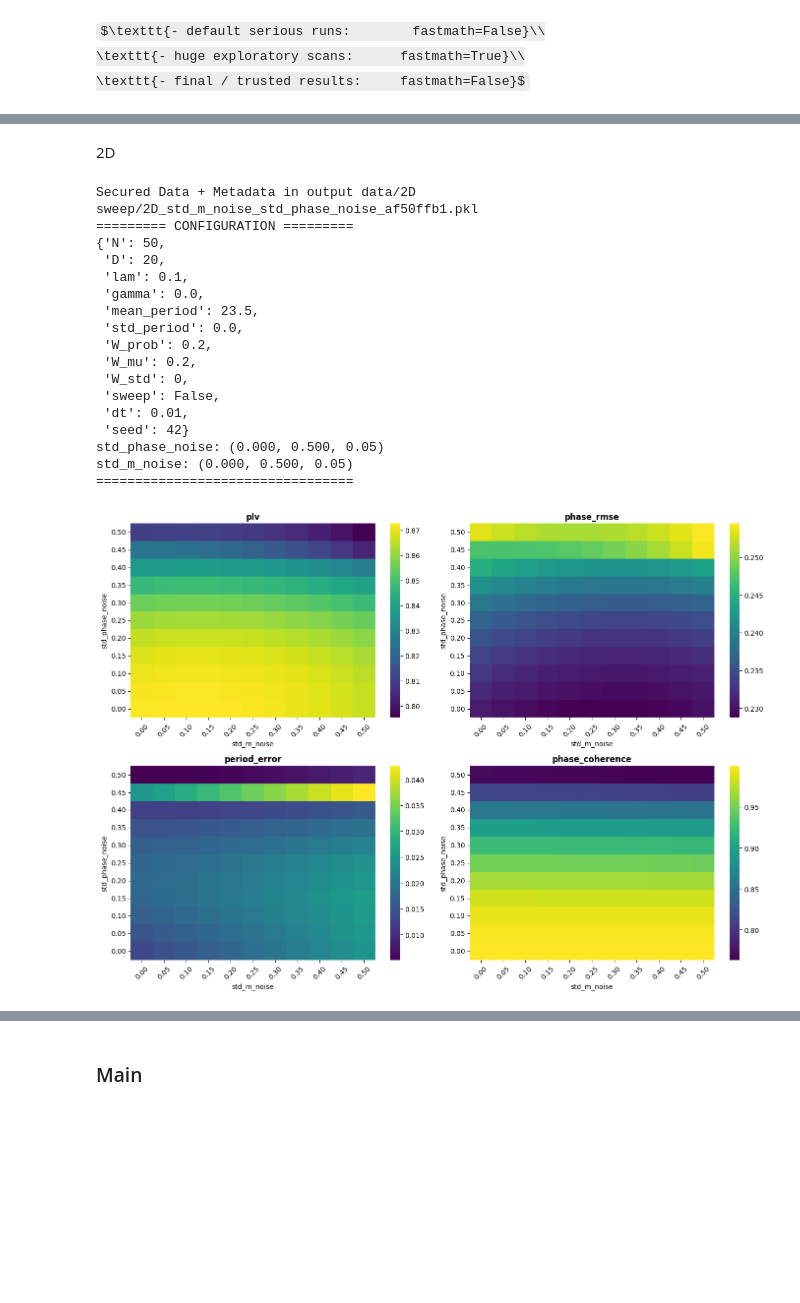
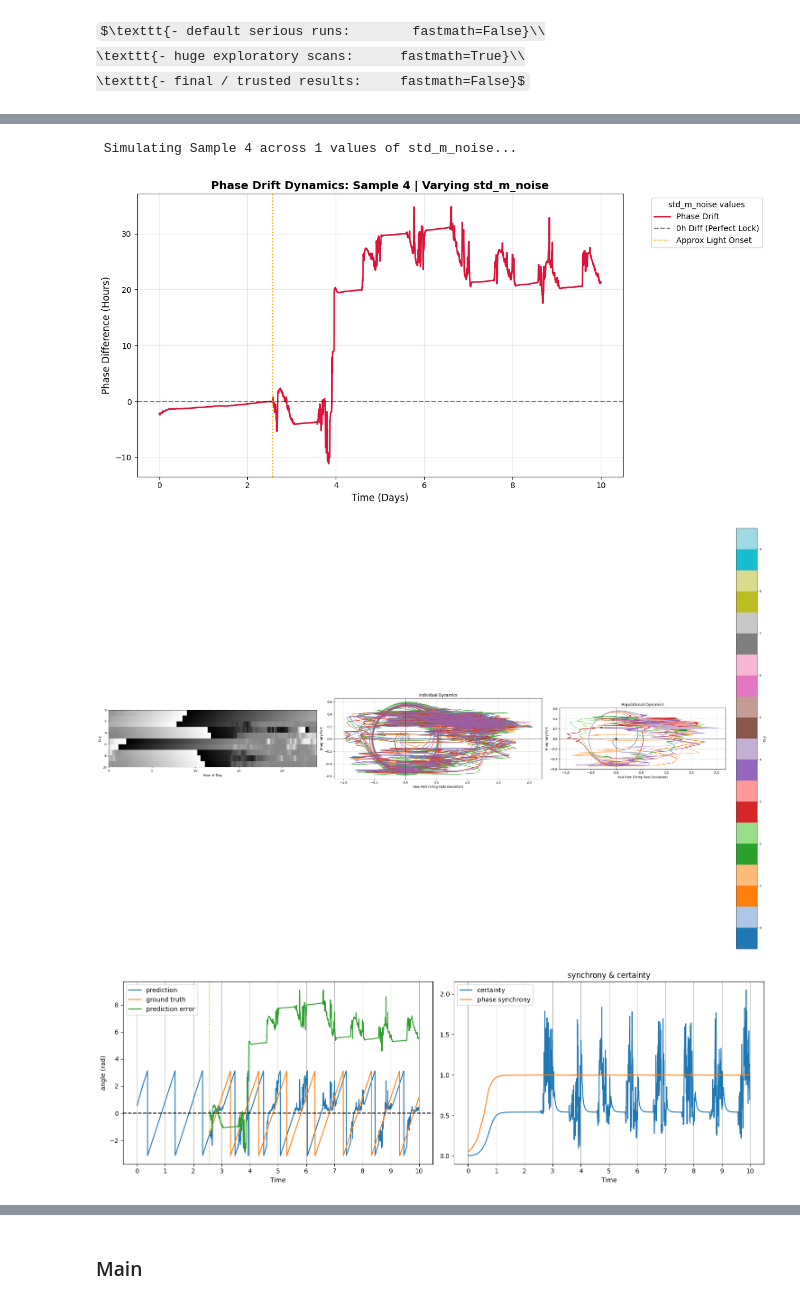
Before and after one commit to psyentistJJ/SCN, a Jupyter notebook: SL_model/SCN_entrainment.ipynb, the cells around one changed output, grey strips where cells are left out. Drawn from its saved outputs; the diff is of its cells as text; code cells hidden in the pictures; some formulas as TeX source; blank space fills up the shorter version.

```diff
--- a/SL_model/SCN_entrainment.ipynb
+++ b/SL_model/SCN_entrainment.ipynb
@@ -202,26 +78,10 @@ seeds: [42, 145, 242, 342, 442]
 # %%
-np.random.seed(42)
+plot_phase_walk(base_config,
+                                    sweep_param='std_m_noise',
+                                    target_values=np.arange(3,6,3),
+                                    sample_id=4);
+# %% [output]
+ Simulating Sample 4 across 1 values of std_m_noise...
+[figure, added]
+[figure, added]
+[figure, added]
-# %% [markdown]
-2D
-# %%
-payload = run_2D_sweep(base_config, 'std_m_noise', np.arange(0, 10.5, 0.5), 'std_period', np.arange(0, 0.55, 0.05), noise_seed = 42)
-plotting_2D_sweep(payload);
-# %% [output]
-Secured Data + Metadata in output data/2D sweep/2D_std_m_noise_std_phase_noise_af50ffb1.pkl
-========= CONFIGURATION =========
-{'N': 50,
- 'D': 20,
- 'lam': 0.1,
- 'gamma': 0.0,
- 'mean_period': 23.5,
- 'std_period': 0.0,
- 'W_prob': 0.2,
- 'W_mu': 0.2,
- 'W_std': 0,
- 'sweep': False,
- 'dt': 0.01,
- 'seed': 42}
-std_phase_noise: (0.000, 0.500, 0.05)
-std_m_noise: (0.000, 0.500, 0.05)
-=================================
-[figure, removed]
```
Also changed, not shown: parts of 11 cells of this notebook, 3 other files.
